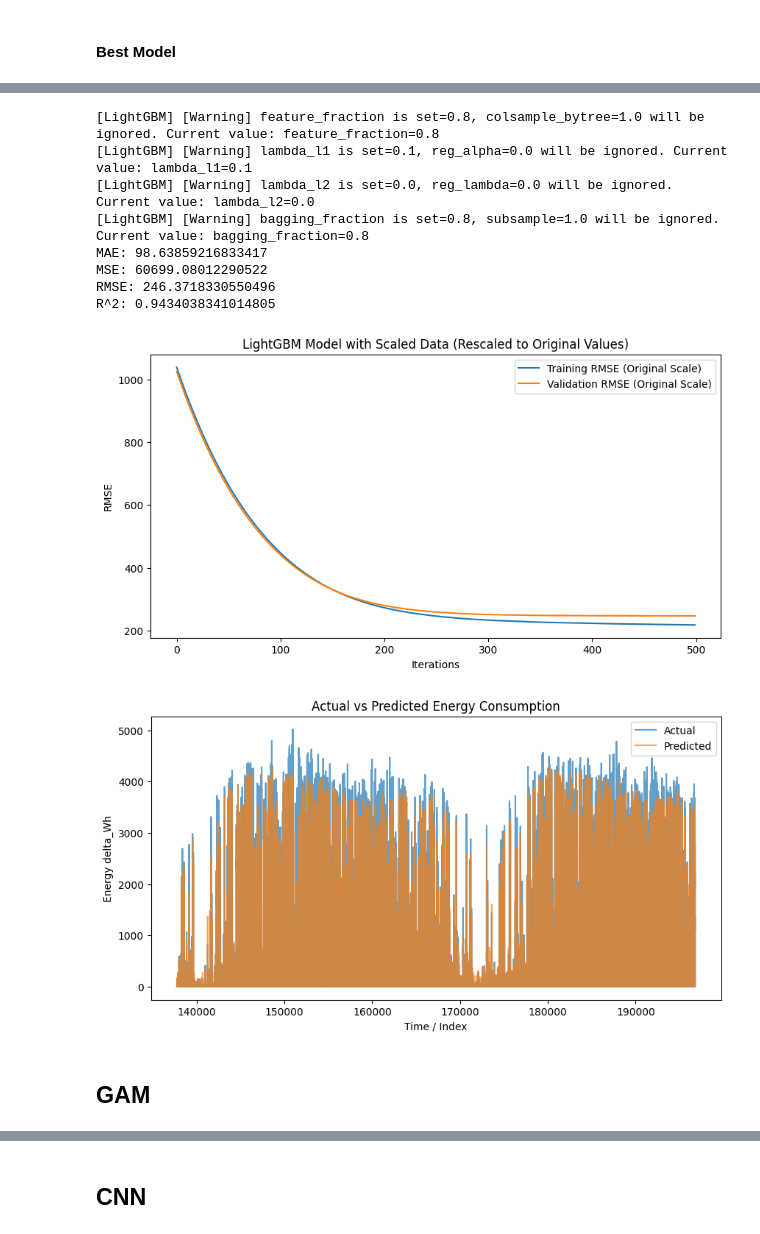
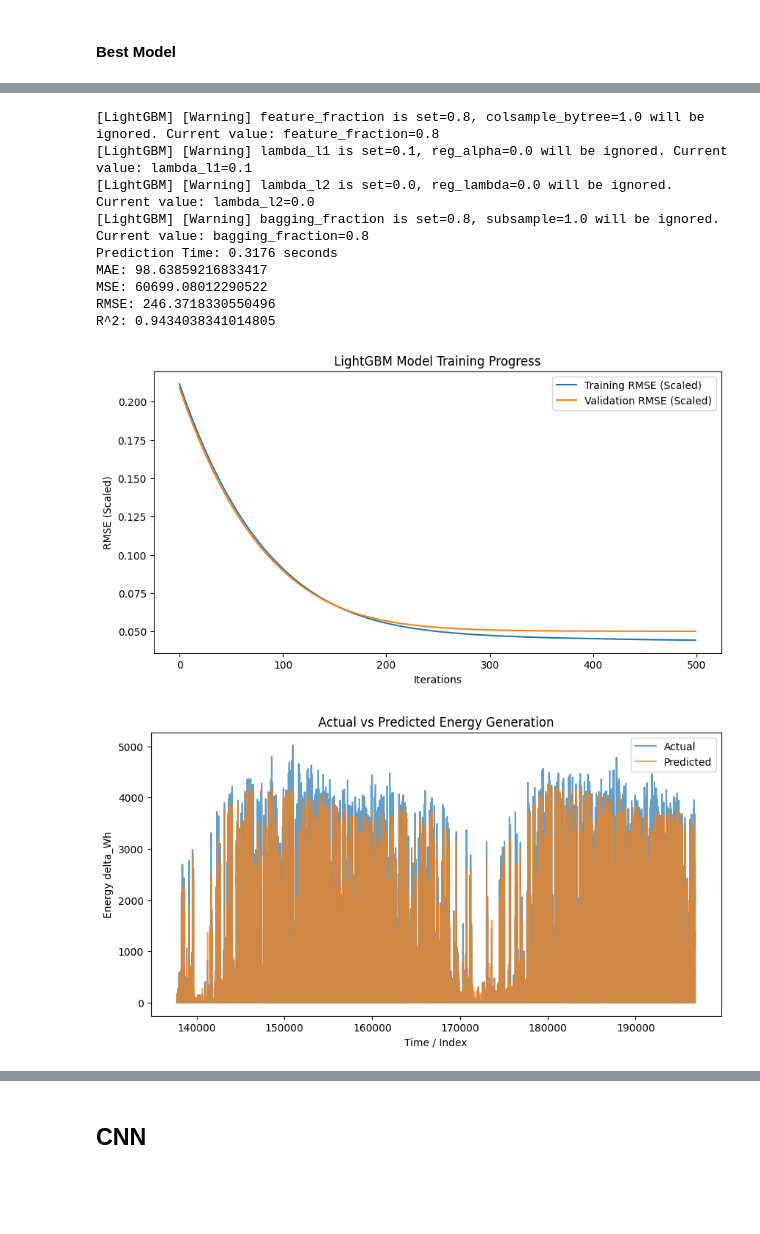
Before and after one commit to chenming7777/greenlight, a Jupyter notebook: solar_preprocessing/solar_model.ipynb, the cells around one changed output, grey strips where cells are left out. Drawn from its saved outputs; the diff is of its cells as text; code cells hidden in the pictures; blank space fills up the shorter version.

```diff
--- a/solar_preprocessing/solar_model.ipynb
+++ b/solar_preprocessing/solar_model.ipynb
@@ -256,8 +254,8 @@ import matplotlib.pyplot as plt
 from lightgbm import LGBMRegressor, record_evaluation
 from sklearn.preprocessing import MinMaxScaler
 from sklearn.metrics import mean_absolute_error, mean_squared_error, r2_score
-import joblib  # Import joblib for saving the model
-
+import joblib
+import time
 
 # Initialize scalers
 scaler_x = MinMaxScaler()
@@ -295,14 +293,15 @@ model.fit(
 
 # Save the trained model to a file
 joblib.dump(model, 'lightgbm_model.pkl')
-# After fitting the scalers
 joblib.dump(scaler_x, 'scaler_x.pkl')
 joblib.dump(scaler_y, 'scaler_y.pkl')
 
 # Predict on the scaled test set
+predict_start_time = time.time()
 y_pred_scaled = model.predict(X_test_scaled)
+predict_time = time.time() - predict_start_time
 
-# Convert predictions back to original scale
+# Convert predictions back to original scale for final evaluation
 y_pred = scaler_y.inverse_transform(y_pred_scaled.reshape(-1, 1)).flatten()
 
 # Evaluate the model using original scale
@@ -311,26 +310,19 @@ mse = mean_squared_error(y_test, y_pred)
 rmse = np.sqrt(mse)
 r2 = r2_score(y_test, y_pred)
 
+print(f"Prediction Time: {predict_time:.4f} seconds")
 print("MAE:", mae)
 print("MSE:", mse)
 print("RMSE:", rmse)
 print("R^2:", r2)
 
-# Convert RMSE values for plotting
-train_rmse_scaled = np.array(evals_result["training"]["rmse"]).reshape(-1, 1)
-valid_rmse_scaled = np.array(evals_result["valid_1"]["rmse"]).reshape(-1, 1)
-
-# Inverse transform to original scale
-train_rmse = scaler_y.inverse_transform(train_rmse_scaled).flatten()
-valid_rmse = scaler_y.inverse_transform(valid_rmse_scaled).flatten()
-
-# Plot RMSE curve in original values
+# Plot RMSE curve using scaled values
 plt.figure(figsize=(10, 5))
-plt.plot(train_rmse, label="Training RMSE (Original Scale)")
-plt.plot(valid_rmse, label="Validation RMSE (Original Scale)")
+plt.plot(evals_result["training"]["rmse"], label="Training RMSE (Scaled)")
+plt.plot(evals_result["valid_1"]["rmse"], label="Validation RMSE (Scaled)")
 plt.xlabel("Iterations")
-plt.ylabel("RMSE")
-plt.title("LightGBM Model with Scaled Data (Rescaled to Original Values)")
+plt.ylabel("RMSE (Scaled)")
+plt.title("LightGBM Model Training Progress")
 plt.legend()
 plt.show()
 
@@ -340,7 +332,7 @@ plt.plot(y_test.index, y_test, label='Actual', alpha=0.7)
 plt.plot(y_test.index, y_pred, label='Predicted', alpha=0.7)
 plt.xlabel('Time / Index')
 plt.ylabel('Energy delta_Wh')
-plt.title('Actual vs Predicted Energy Consumption')
+plt.title('Actual vs Predicted Energy Generation')
 plt.legend()
 plt.show()
 # %% [output]
@@ -357,19 +350,18 @@ You can set `force_col_wise=true` to remove the overhead.
 [LightGBM] [Info] Total Bins 1985
 [LightGBM] [Info] Number of data points in the train set: 137743, number of used features: 17
 [LightGBM] [Warning] feature_fraction is set=0.8, colsample_bytree=1.0 will be ignored. Current value: feature_fraction=0.8
 [LightGBM] [Warning] lambda_l1 is set=0.1, reg_alpha=0.0 will be ignored. Current value: lambda_l1=0.1
 [LightGBM] [Warning] lambda_l2 is set=0.0, reg_lambda=0.0 will be ignored. Current value: lambda_l2=0.0
 [LightGBM] [Warning] bagging_fraction is set=0.8, subsample=1.0 will be ignored. Current value: bagging_fraction=0.8
 [LightGBM] [Info] Start training from score 0.115966
 [LightGBM] [Warning] feature_fraction is set=0.8, colsample_bytree=1.0 will be ignored. Current value: feature_fraction=0.8
 [LightGBM] [Warning] lambda_l1 is set=0.1, reg_alpha=0.0 will be ignored. Current value: lambda_l1=0.1
 [LightGBM] [Warning] lambda_l2 is set=0.0, reg_lambda=0.0 will be ignored. Current value: lambda_l2=0.0
 [LightGBM] [Warning] bagging_fraction is set=0.8, subsample=1.0 will be ignored. Current value: bagging_fraction=0.8
+Prediction Time: 0.3176 seconds
 MAE: 98.63859216833417
 MSE: 60699.08012290522
 RMSE: 246.3718330550496
 R^2: 0.9434038341014805
-[figure, old version]
+[figure, new version]
-[figure, old version]
+[figure, new version]
-# %% [markdown]
-## GAM
```
Also changed, not shown: parts of 27 cells of this notebook, 4 other files.
